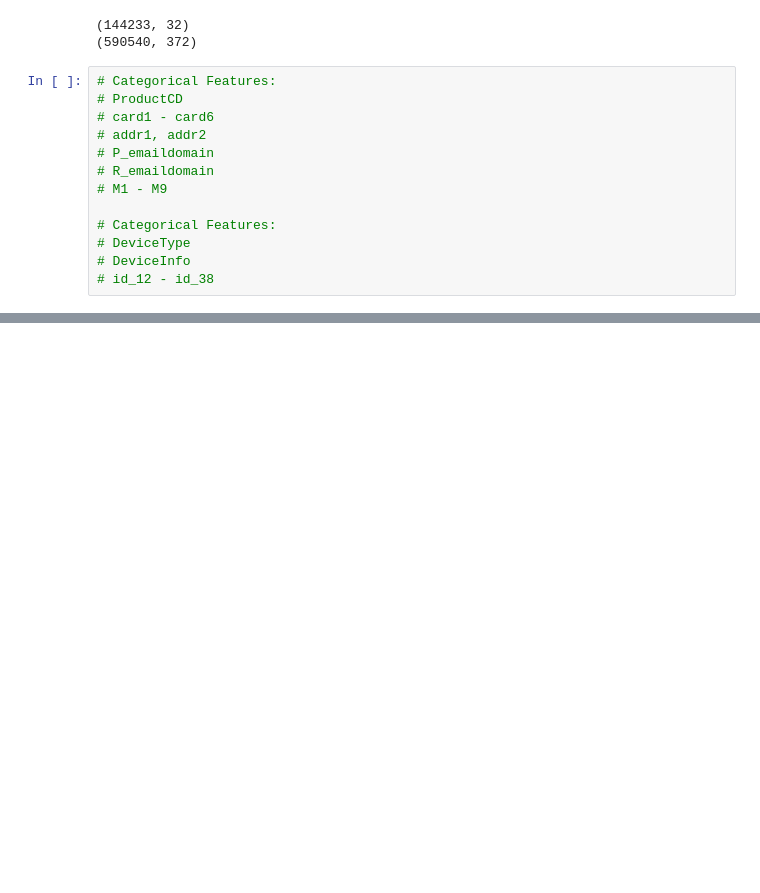
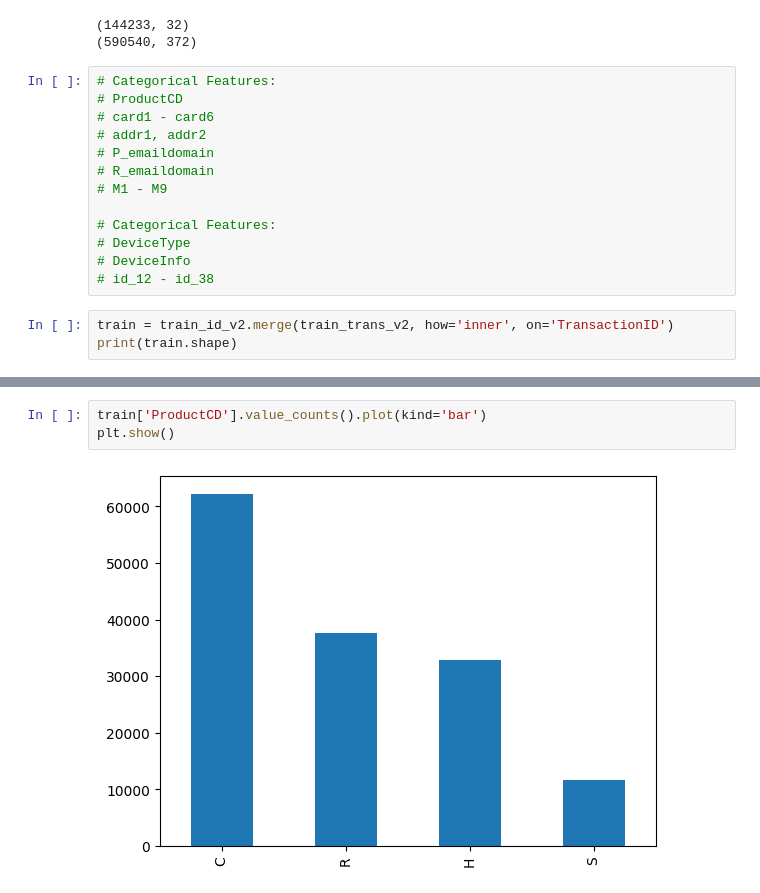
Before and after one commit to suvkp/fraud_detection, a Jupyter notebook: notebook/02_first_step.ipynb, the cells around one changed output, grey strips where cells are left out. Saved outputs shown, nothing was run; the diff lists cells and outputs as text; blank space fills up the shorter version.

```diff
--- a/notebook/02_first_step.ipynb
+++ b/notebook/02_first_step.ipynb
@@ -113,3 +113,6 @@ print(train_trans_v2.shape)
 # DeviceType
 # DeviceInfo
 # id_12 - id_38
+# %%
+train = train_id_v2.merge(train_trans_v2, how='inner', on='TransactionID')
+print(train.shape)
@@ -115,0 +127,5 @@ print(train_trans_v2.shape)
+# %%
+train['ProductCD'].value_counts().plot(kind='bar')
+plt.show()
+# %% [output]
+[figure, added]
```
Also changed, not shown: parts of 8 cells of this notebook, 9 other files.
